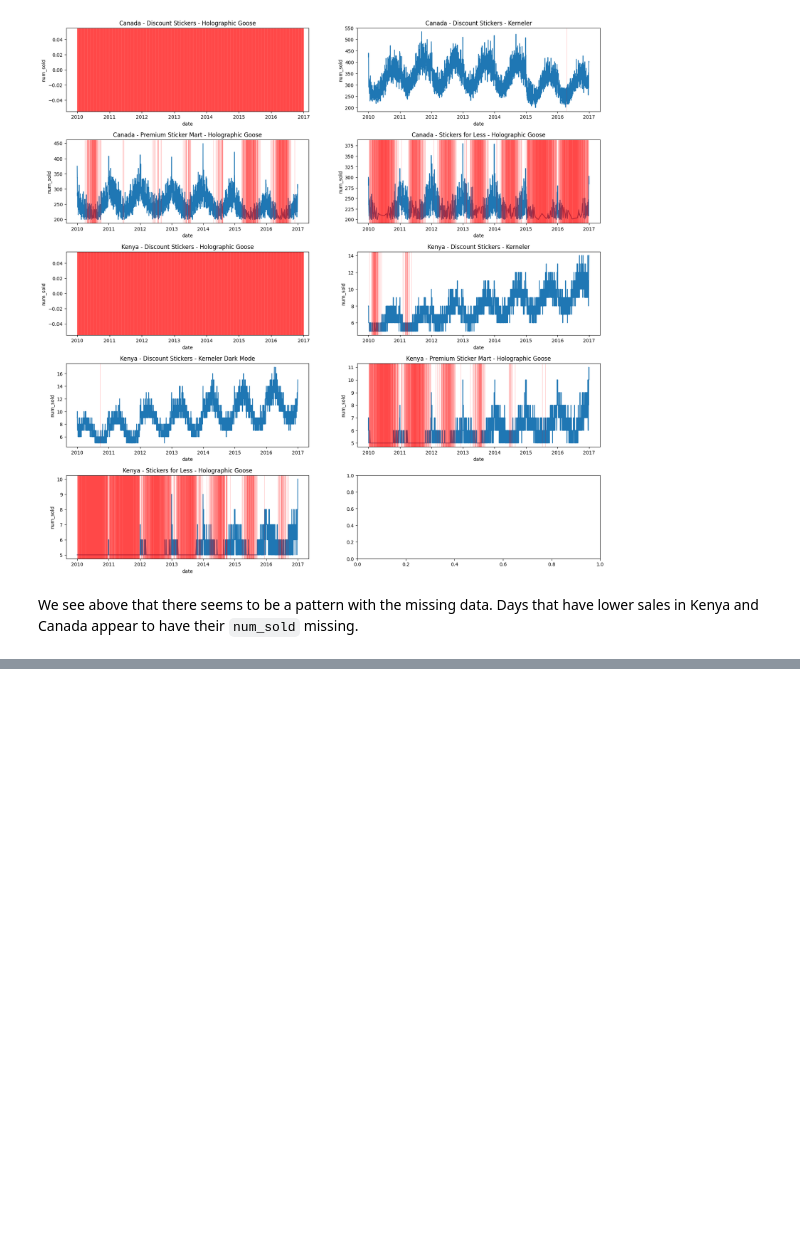
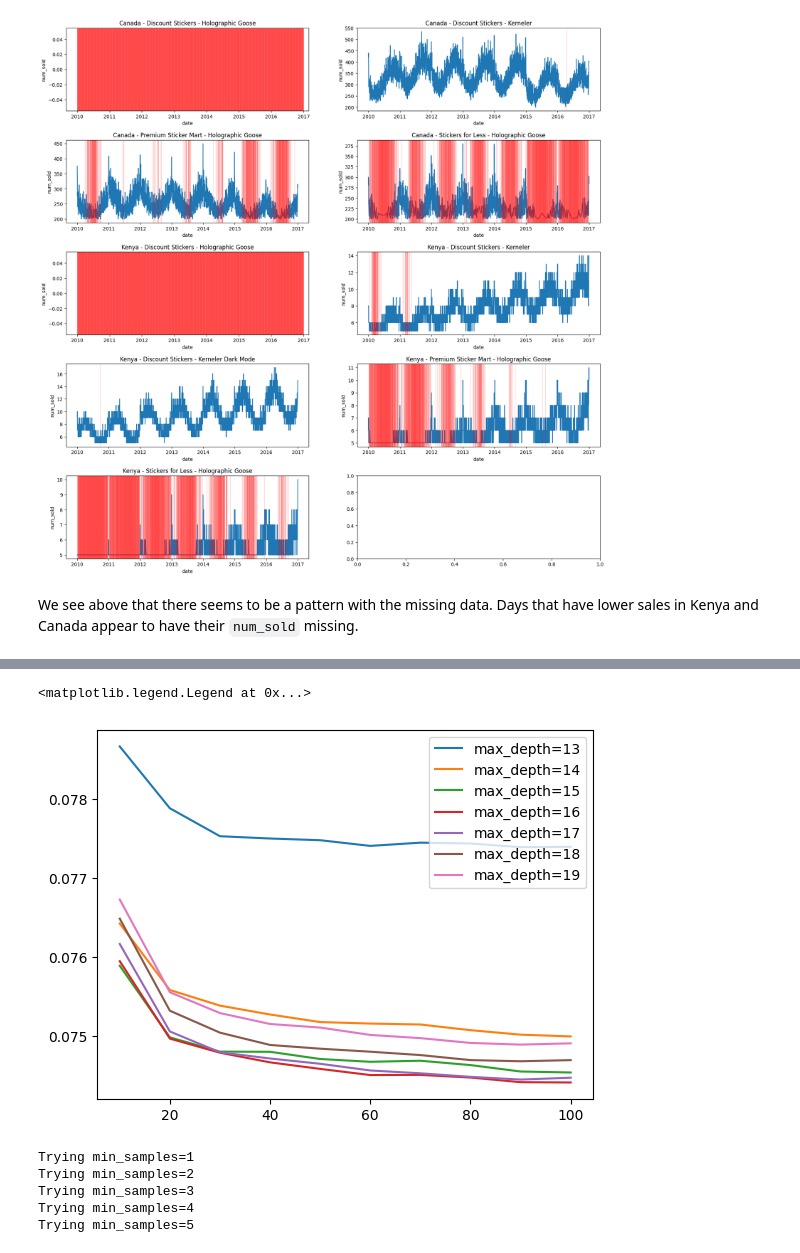
Before and after one commit to Koda98/sticker-sales-forecasting, a Jupyter notebook: notebook.ipynb, the cells around one changed output, grey strips where cells are left out. Drawn from its saved outputs; the diff is of its cells as text; code cells hidden in the pictures; blank space fills up the shorter version.

Commit message:
Added Random Forest model

```diff
--- a/notebook.ipynb
+++ b/notebook.ipynb
@@ -253,0 +269,13 @@ We see above that there seems to be a pattern with the missing data. Days that h
+# %%
+def transform_date(df, col):
+    df = df.copy()
+    df[f'{col}_year'] = df[col].dt.year.astype('float32')
+    df[f'{col}_month'] = df[col].dt.month.astype('float32')
+    df[f'{col}_day'] = df[col].dt.day.astype('float32')
+    df[f'{col}_day_of_week'] = df[col].dt.dayofweek.astype('float32')
+
+    df[f'{col}_year_sin'] = np.sin(2 * np.pi * df[f'{col}_year'])
+    df[f'{col}_year_cos'] = np.cos(2 * np.pi * df[f'{col}_year'])
+    df[f'{col}_month_sin'] = np.sin(2 * np.pi * df[f'{col}_month'] / 12)
+    df[f'{col}_month_cos'] = np.cos(2 * np.pi * df[f'{col}_month'] / 12)
+    return df
@@ -253,0 +328,2 @@ We see above that there seems to be a pattern with the missing data. Days that h
+# %%
+X_train, X_val, y_train, y_val = train_test_split(X_train, y_train, test_size=0.2, random_state=SEED, shuffle=False)
@@ -253,0 +359,18 @@ We see above that there seems to be a pattern with the missing data. Days that h
+# %%
+depths = [13, 14, 15, 16, 17, 18, 19]
+
+overall_scores = []
+for d in depths:
+    print(f'Trying d={d}')
+    for n in range(10, 101, 10):
+        print(f'    Training n = {n}...', end='\r')
+        model = RandomForestRegressor(n_estimators=n, max_depth=d, random_state=SEED,
+                                        n_jobs=-1, min_samples_leaf=1)
+
+        model.fit(X_train, y_train)
+        y_pred = model.predict(X_val)
+
+        mape = mean_absolute_percentage_error(y_val, y_pred)
+
+        overall_scores.append((d, n, mape))
+    print(' '*30, end='\r')
@@ -253,0 +385,14 @@ We see above that there seems to be a pattern with the missing data. Days that h
+# %%
+columns = ['max_depth', 'n_estimators', 'mape']
+df_scores = pd.DataFrame(overall_scores, columns=columns)
+# %%
+for d in depths:
+    df_subset = df_scores[df_scores.max_depth == d]
+    plt.plot(df_subset.n_estimators, df_subset.mape,
+            label='max_depth=%d' % d)
+
+
+plt.legend()
+# %% [output]
+<matplotlib.legend.Legend at 0x...>
+[figure, added]
@@ -253,0 +401,23 @@ We see above that there seems to be a pattern with the missing data. Days that h
+# %%
+scores = []
+min_samples = [1, 2, 3, 4, 5]
+
+for s in min_samples:
+    print(f'Trying min_samples={s}')
+    for n in range(10, 101, 10):
+        model = RandomForestRegressor(n_estimators=n,
+                                    max_depth=best_max_depth,
+                                    min_samples_leaf=s,
+                                    random_state=SEED)
+        model.fit(X_train, y_train)
+
+        y_pred = model.predict(X_val)
+        mape = mean_absolute_percentage_error(y_val, y_pred)
+
+        scores.append((s, n, mape))
+# %% [output]
+Trying min_samples=1
+Trying min_samples=2
+Trying min_samples=3
+Trying min_samples=4
+Trying min_samples=5
```
Also changed, not shown: parts of 15 cells of this notebook, 1 other file.
